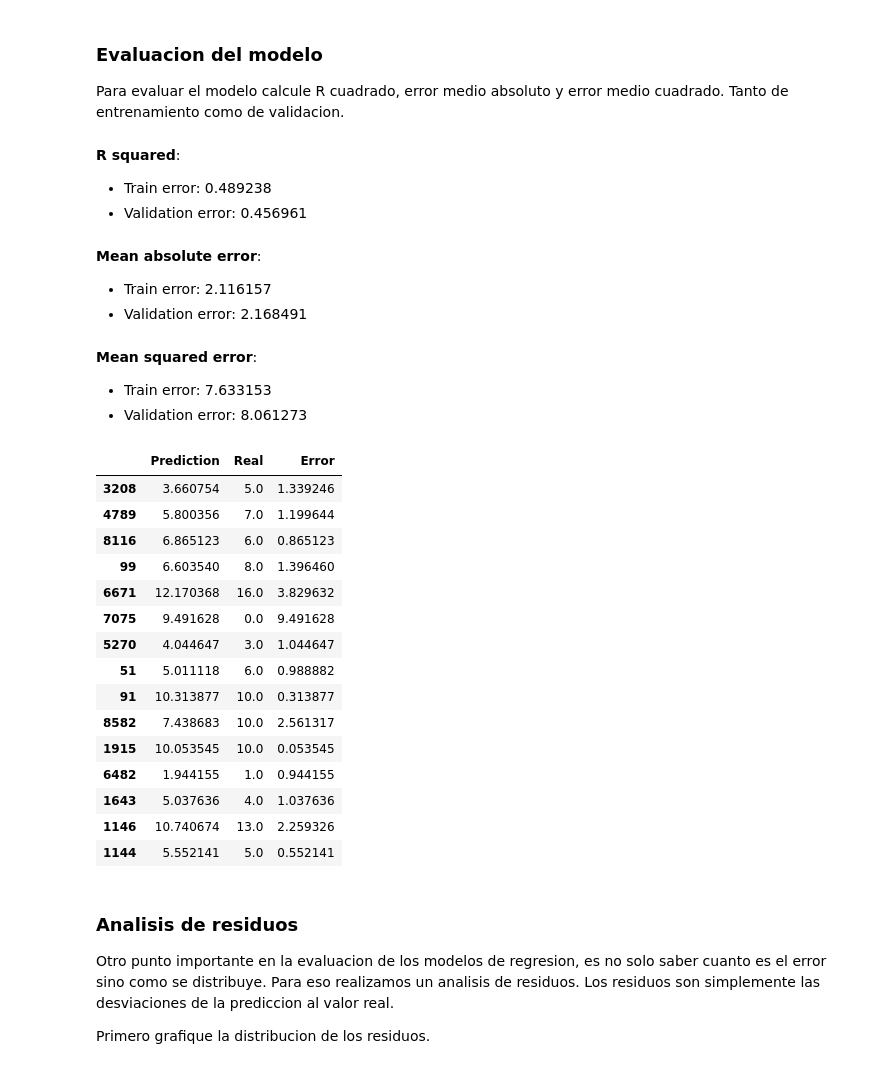
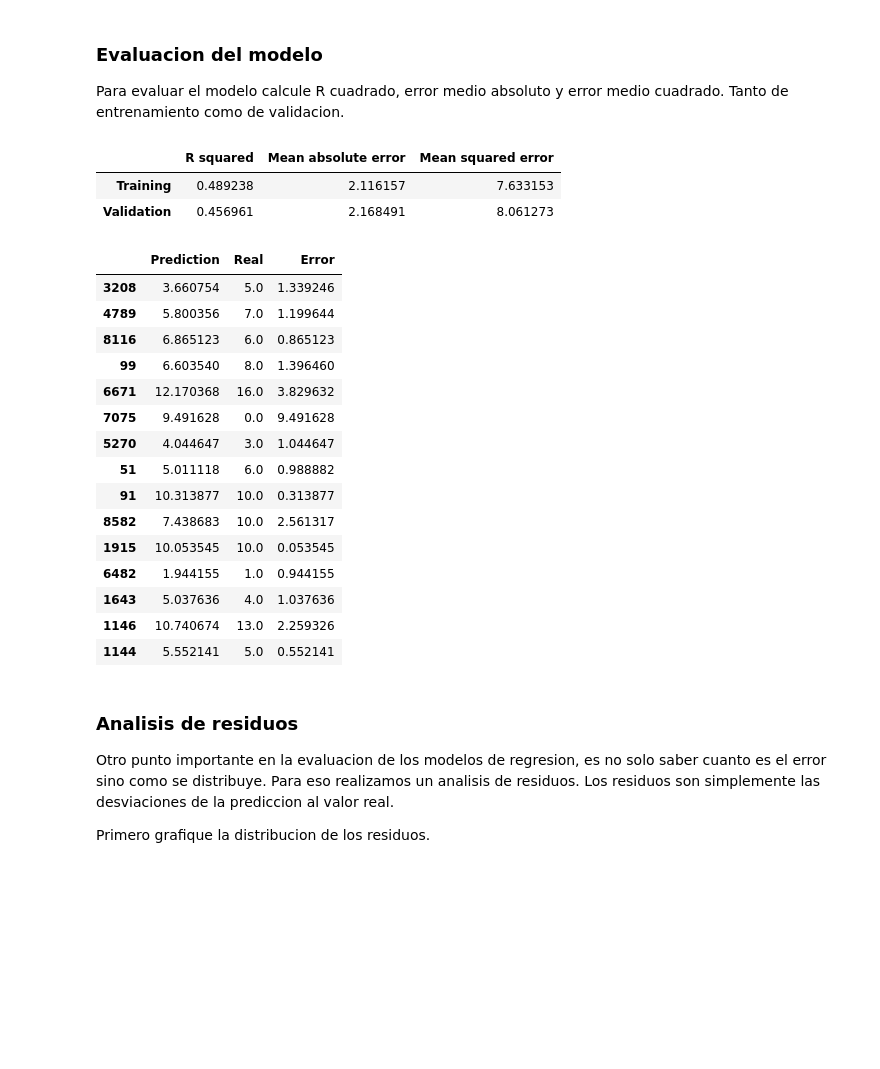
Before and after one commit to georeference-ML-mentoria/Intro-Aprendizaje-Automatico-, a Jupyter notebook: Practico_IAA.ipynb, the cells around one changed output. Drawn from its saved outputs; the diff is of its cells as text; code cells hidden in the pictures; blank space fills up the shorter version.

```diff
--- a/Practico_IAA.ipynb
+++ b/Practico_IAA.ipynb
@@ -285,52 +326,30 @@ y_valid_pred = pipeline.predict(X_valid)
 ### Evaluacion del modelo
 
 Para evaluar el modelo calcule R cuadrado, error medio absoluto y error medio cuadrado. Tanto de entrenamiento como de validacion.
-# %%
-metric_functions = [
-    ('R squared', r2_score),
-    ('Mean absolute error', mean_absolute_error),
-    ('Mean squared error', mean_squared_error)
-]
-
-for metric_function_name, metric_function in metric_functions:
-    train_error = metric_function(y_train, y_train_pred)
-    valid_error = metric_function(y_valid, y_valid_pred)
-    display_markdown(f'**{metric_function_name}**:\n'
-                     f'* Train error: {train_error:2f}\n'
-                     f'* Validation error: {valid_error:2f}')
-# %% [output]
-**R squared**:
-* Train error: 0.489238
-* Validation error: 0.456961
-**Mean absolute error**:
-* Train error: 2.116157
-* Validation error: 2.168491
-**Mean squared error**:
-* Train error: 7.633153
-* Validation error: 8.061273
-# %%
-pd.DataFrame(data={
-    'Prediction': y_valid_pred,
-    'Real': y_valid,
-    'Error': (y_valid_pred - y_valid).abs(),
-}).sample(15)
-# %% [output]
-|  | Prediction | Real | Error |
-| 3208 | 3.660754 | 5.0 | 1.339246 |
-| 4789 | 5.800356 | 7.0 | 1.199644 |
-| 8116 | 6.865123 | 6.0 | 0.865123 |
-| 99 | 6.603540 | 8.0 | 1.396460 |
-| 6671 | 12.170368 | 16.0 | 3.829632 |
-| 7075 | 9.491628 | 0.0 | 9.491628 |
-| 5270 | 4.044647 | 3.0 | 1.044647 |
-| 51 | 5.011118 | 6.0 | 0.988882 |
-| 91 | 10.313877 | 10.0 | 0.313877 |
-| 8582 | 7.438683 | 10.0 | 2.561317 |
-| 1915 | 10.053545 | 10.0 | 0.053545 |
-| 6482 | 1.944155 | 1.0 | 0.944155 |
-| 1643 | 5.037636 | 4.0 | 1.037636 |
-| 1146 | 10.740674 | 13.0 | 2.259326 |
-| 1144 | 5.552141 | 5.0 | 0.552141 |
+# %%
+display_evaluation_errors(y_train, y_train_pred,
+                          y_valid, y_valid_pred)
+display_evaluation_table(y_valid, y_valid_pred)
+# %% [output]
+|  | R squared | Mean absolute error | Mean squared error |
+| Training | 0.489238 | 2.116157 | 7.633153 |
+| Validation | 0.456961 | 2.168491 | 8.061273 |
+|  | Prediction | Real | Error |
+| 3208 | 3.660754 | 5.0 | 1.339246 |
+| 4789 | 5.800356 | 7.0 | 1.199644 |
+| 8116 | 6.865123 | 6.0 | 0.865123 |
+| 99 | 6.603540 | 8.0 | 1.396460 |
+| 6671 | 12.170368 | 16.0 | 3.829632 |
+| 7075 | 9.491628 | 0.0 | 9.491628 |
+| 5270 | 4.044647 | 3.0 | 1.044647 |
+| 51 | 5.011118 | 6.0 | 0.988882 |
+| 91 | 10.313877 | 10.0 | 0.313877 |
+| 8582 | 7.438683 | 10.0 | 2.561317 |
+| 1915 | 10.053545 | 10.0 | 0.053545 |
+| 6482 | 1.944155 | 1.0 | 0.944155 |
+| 1643 | 5.037636 | 4.0 | 1.037636 |
+| 1146 | 10.740674 | 13.0 | 2.259326 |
+| 1144 | 5.552141 | 5.0 | 0.552141 |
 # %% [markdown]
 ### Analisis de residuos
 
```
Also changed, not shown: parts of 18 cells of this notebook, 1 other file.
